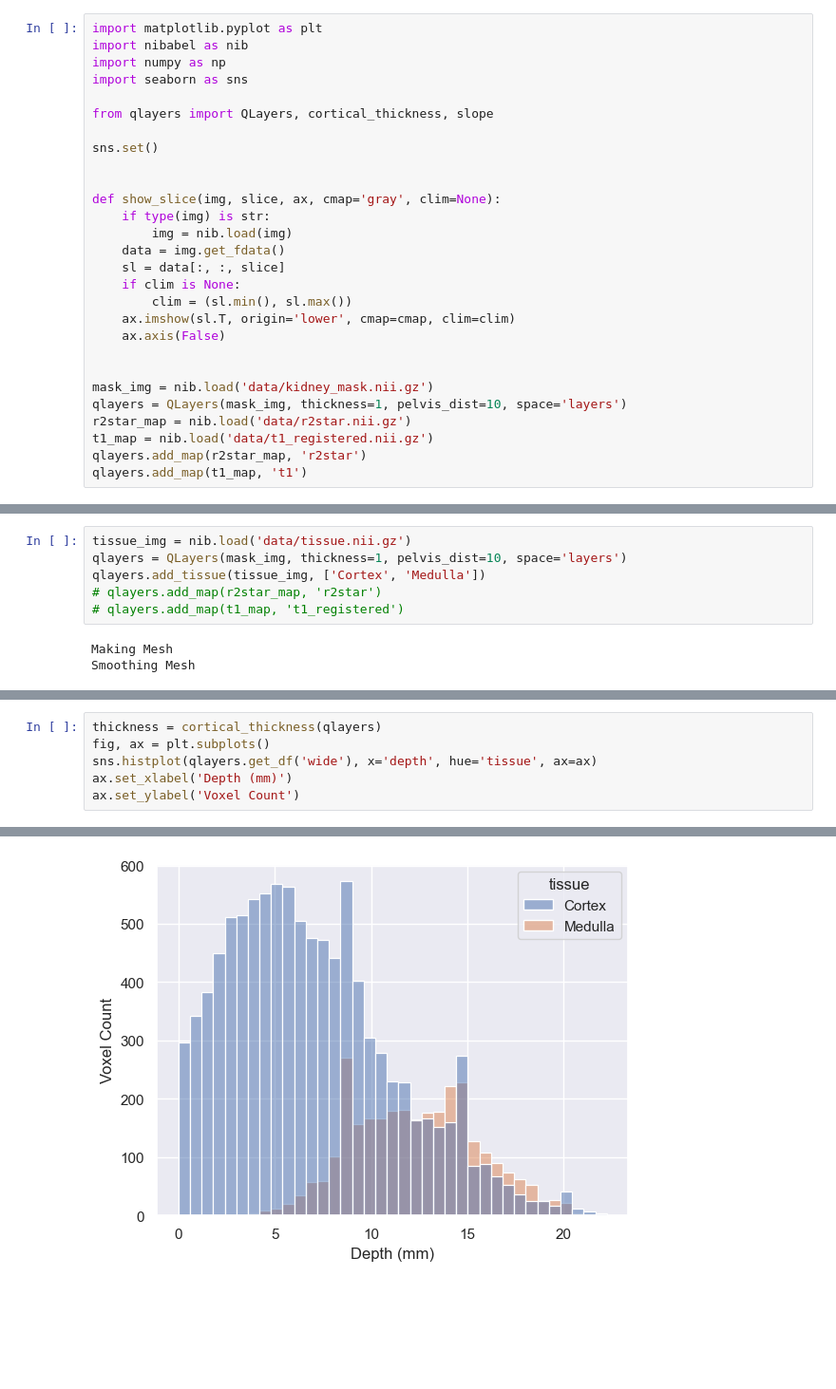
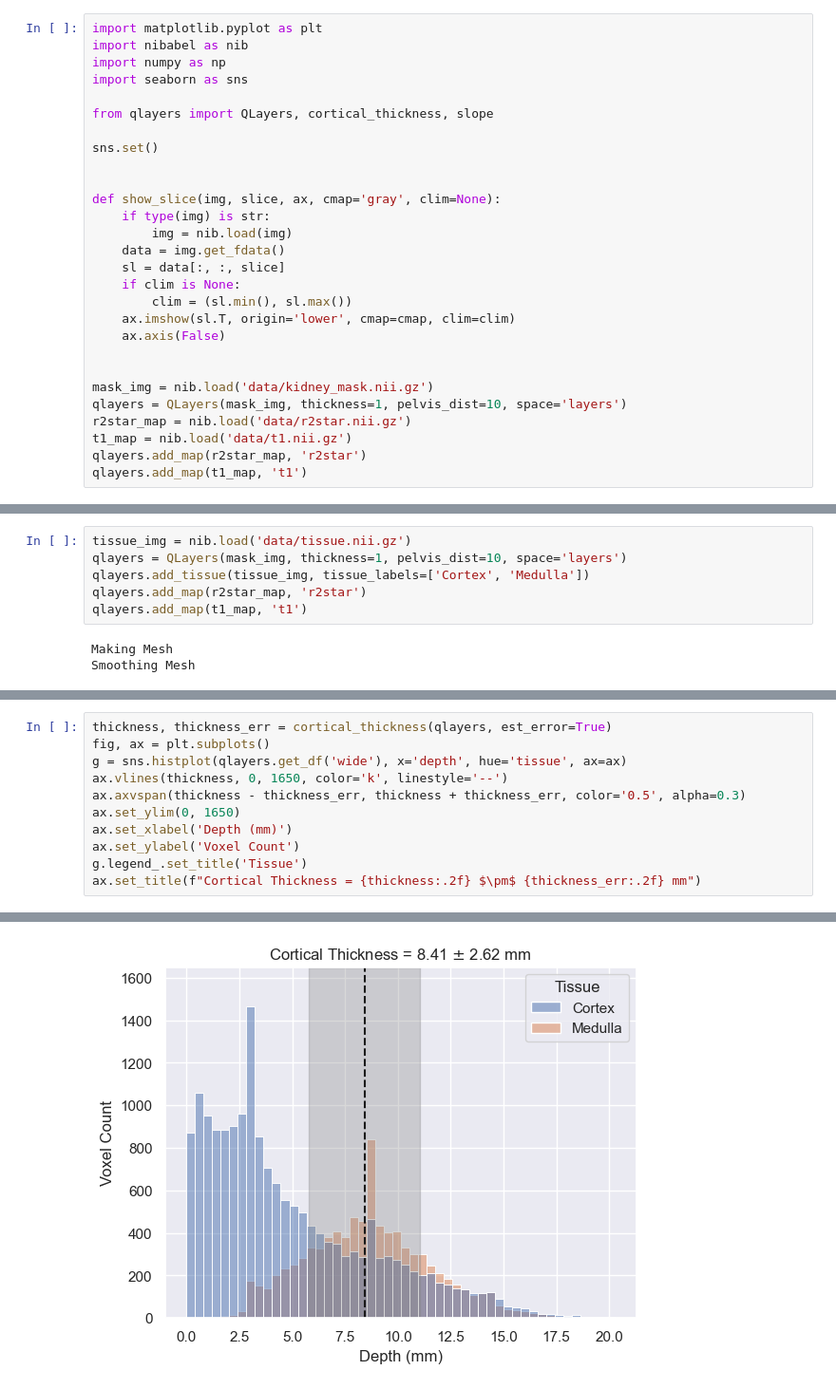
Before and after one commit to alexdaniel654/qlayers, a Jupyter notebook: examples/derived_measurements.ipynb, the cells around one changed output, grey strips where cells are left out. Shown: that part at 95% size. Drawn from its saved outputs; the diff is of its cells as text; blank space fills up the shorter version.

```diff
--- a/examples/derived_measurements.ipynb
+++ b/examples/derived_measurements.ipynb
@@ -30,7 +34,7 @@ def show_slice(img, slice, ax, cmap='gray', clim=None):
 mask_img = nib.load('data/kidney_mask.nii.gz')
 qlayers = QLayers(mask_img, thickness=1, pelvis_dist=10, space='layers')
 r2star_map = nib.load('data/r2star.nii.gz')
-t1_map = nib.load('data/t1_registered.nii.gz')
+t1_map = nib.load('data/t1.nii.gz')
 qlayers.add_map(r2star_map, 'r2star')
 qlayers.add_map(t1_map, 't1')
 # %% [output]
@@ -56,9 +62,9 @@ We can
 # %%
 tissue_img = nib.load('data/tissue.nii.gz')
 qlayers = QLayers(mask_img, thickness=1, pelvis_dist=10, space='layers')
-qlayers.add_tissue(tissue_img, ['Cortex', 'Medulla'])
-# qlayers.add_map(r2star_map, 'r2star')
-# qlayers.add_map(t1_map, 't1_registered')
+qlayers.add_tissue(tissue_img, tissue_labels=['Cortex', 'Medulla'])
+qlayers.add_map(r2star_map, 'r2star')
+qlayers.add_map(t1_map, 't1')
 # %% [output]
 Making Mesh
 Smoothing Mesh
@@ -78,7 +86,12 @@ array([0., 1., 2.])
 # %%
-thickness = cortical_thickness(qlayers)
+thickness, thickness_err = cortical_thickness(qlayers, est_error=True)
 fig, ax = plt.subplots()
-sns.histplot(qlayers.get_df('wide'), x='depth', hue='tissue', ax=ax)
+g = sns.histplot(qlayers.get_df('wide'), x='depth', hue='tissue', ax=ax)
+ax.vlines(thickness, 0, 1650, color='k', linestyle='--')
+ax.axvspan(thickness - thickness_err, thickness + thickness_err, color='0.5', alpha=0.3)
+ax.set_ylim(0, 1650)
 ax.set_xlabel('Depth (mm)')
 ax.set_ylabel('Voxel Count')
+g.legend_.set_title('Tissue')
+ax.set_title(f"Cortical Thickness = {thickness:.2f} $\pm$ {thickness_err:.2f} mm")
 # %% [output]
@@ -86 +100 @@ Text(0, 0.5, 'Voxel Count')
-[figure, old version]
+[figure, new version]
```
Also changed, not shown: parts of 8 cells of this notebook, 4 other files.
